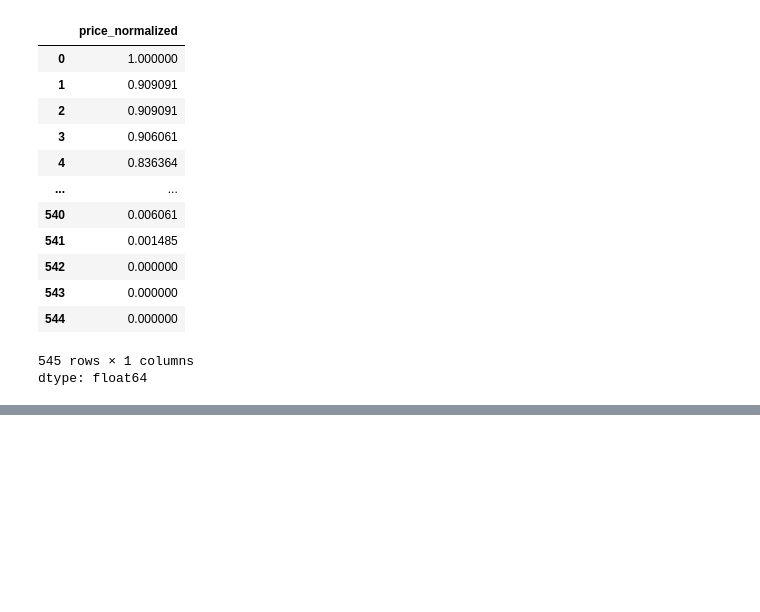
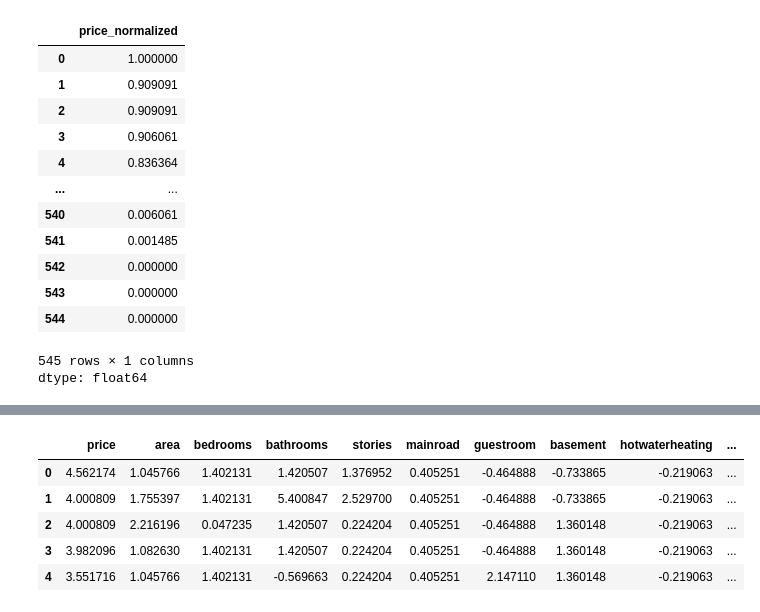
Before and after one commit to merajsiddieque/ML-Lab, a Jupyter notebook: ML_Lab2.ipynb, the cells around one changed output, grey strips where cells are left out. Drawn from its saved outputs; the diff is of its cells as text; code cells hidden in the pictures; blank space fills up the shorter version.

```diff
--- a/ML_Lab2.ipynb
+++ b/ML_Lab2.ipynb
@@ -64,0 +120,19 @@ dtype: float64
+# %%
+standard_scaling = df.copy()
+
+for col in standard_scaling.select_dtypes(include=['int64', 'float64']).columns:
+    mean_val = standard_scaling[col].mean()
+
+    variance = ((standard_scaling[col] - mean_val) ** 2).sum() / (len(standard_scaling[col]) - 1)
+    std_val = np.sqrt(variance)
+
+    standard_scaling[col] = (standard_scaling[col] - mean_val) / std_val
+
+standard_scaling.head()
+# %% [output]
+|  | price | area | bedrooms | bathrooms | stories | mainroad | guestroom | basement | hotwaterheating | ... |
+| 0 | 4.562174 | 1.045766 | 1.402131 | 1.420507 | 1.376952 | 0.405251 | -0.464888 | -0.733865 | -0.219063 | ... |
+| 1 | 4.000809 | 1.755397 | 1.402131 | 5.400847 | 2.529700 | 0.405251 | -0.464888 | -0.733865 | -0.219063 | ... |
+| 2 | 4.000809 | 2.216196 | 0.047235 | 1.420507 | 0.224204 | 0.405251 | -0.464888 | 1.360148 | -0.219063 | ... |
+| 3 | 3.982096 | 1.082630 | 1.402131 | 1.420507 | 0.224204 | 0.405251 | -0.464888 | 1.360148 | -0.219063 | ... |
+| 4 | 3.551716 | 1.045766 | 1.402131 | -0.569663 | 0.224204 | 0.405251 | 2.147110 | 1.360148 | -0.219063 | ... |
```
Also changed, not shown: parts of 14 cells of this notebook.
